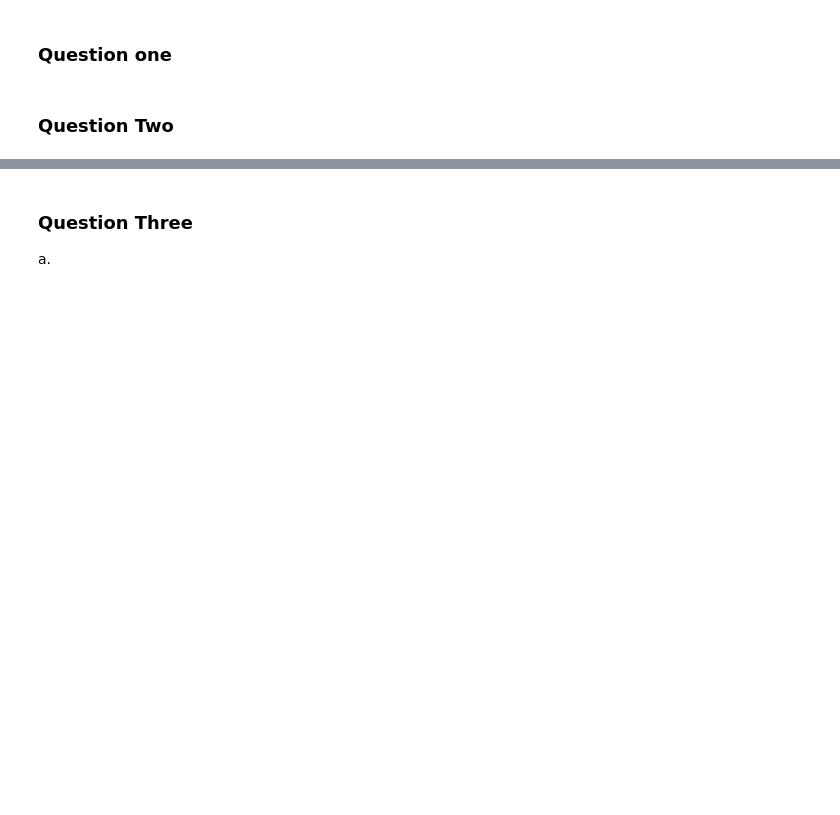
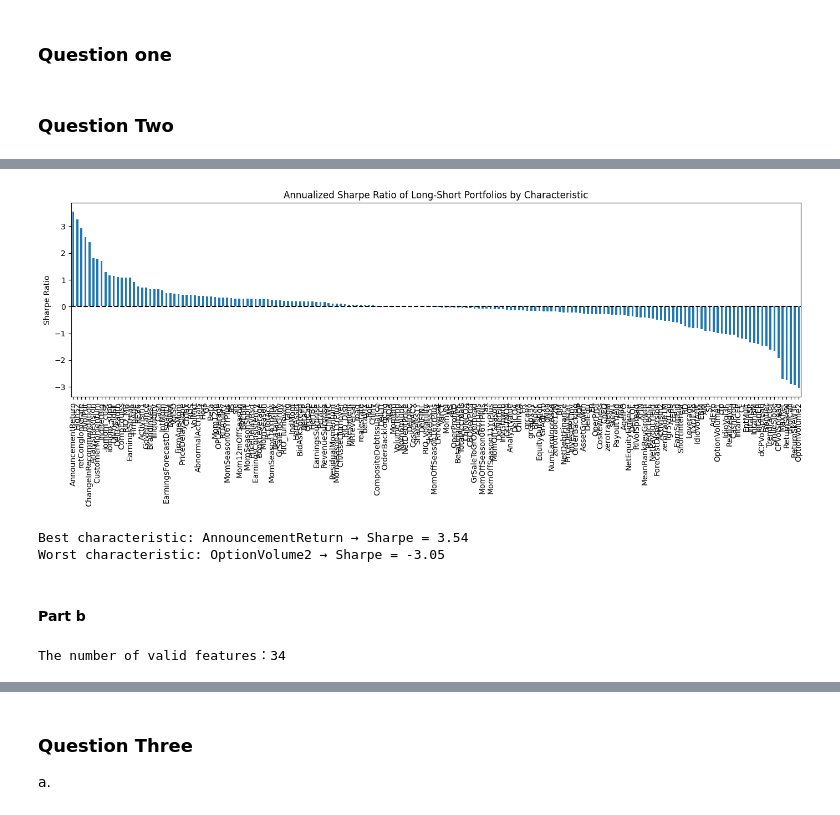
Before and after one commit to Summer99D/MLF_HW1, a Jupyter notebook: HW.ipynb, the cells around one changed output, grey strips where cells are left out. Saved outputs shown, nothing was run; the diff lists cells and outputs as text; code cells hidden in the pictures; blank space fills up the shorter version.

```diff
--- a/HW.ipynb
+++ b/HW.ipynb
@@ -66,0 +143,4 @@ lsret_df=lsret_df.fillna(lsret_df.mean())
+# %%
+# collect features into a list
+non_char_cols = ['permno', 'yyyymm', 'date', 'ret']
+char_cols = [col for col in df.columns if col not in non_char_cols]
@@ -66,0 +213,36 @@ lsret_df=lsret_df.fillna(lsret_df.mean())
+# %%
+sharpe_series = pd.Series(sharpe_ratios).sort_values(ascending=False)
+
+plt.figure(figsize=(14, 6))
+sharpe_series.plot(kind='bar')
+plt.title('Annualized Sharpe Ratio of Long-Short Portfolios by Characteristic')
+plt.ylabel('Sharpe Ratio')
+plt.axhline(0, color='black', linestyle='--')
+plt.xticks(rotation=90)
+plt.tight_layout()
+plt.show()
+
+print(f"Best characteristic: {sharpe_series.idxmax()} → Sharpe = {sharpe_series.max():.2f}")
+print(f"Worst characteristic: {sharpe_series.idxmin()} → Sharpe = {sharpe_series.min():.2f}")
+# %% [output]
+[figure, added]
+Best characteristic: AnnouncementReturn → Sharpe = 3.54
+Worst characteristic: OptionVolume2 → Sharpe = -3.05
+# %% [markdown]
+#### Part b
+# %%
+# Use the first 20 years of data to train the model
+start_date = df['date'].min()
+train_end = start_date + pd.DateOffset(years=20) - pd.offsets.MonthEnd(1)
+train_subset = df[df['date'] <= train_end]
+
+# calculate the non-missing ratio for each feature
+valid_char_cols = []
+for col in char_cols:
+    non_missing_ratio = train_subset[col].notnull().mean()
+    if non_missing_ratio > 0.9:
+        valid_char_cols.append(col)
+
+print(f"The number of valid features：{len(valid_char_cols)}")
+# %% [output]
+The number of valid features：34
```
Also changed, not shown: parts of 52 cells of this notebook, 1 other file.
